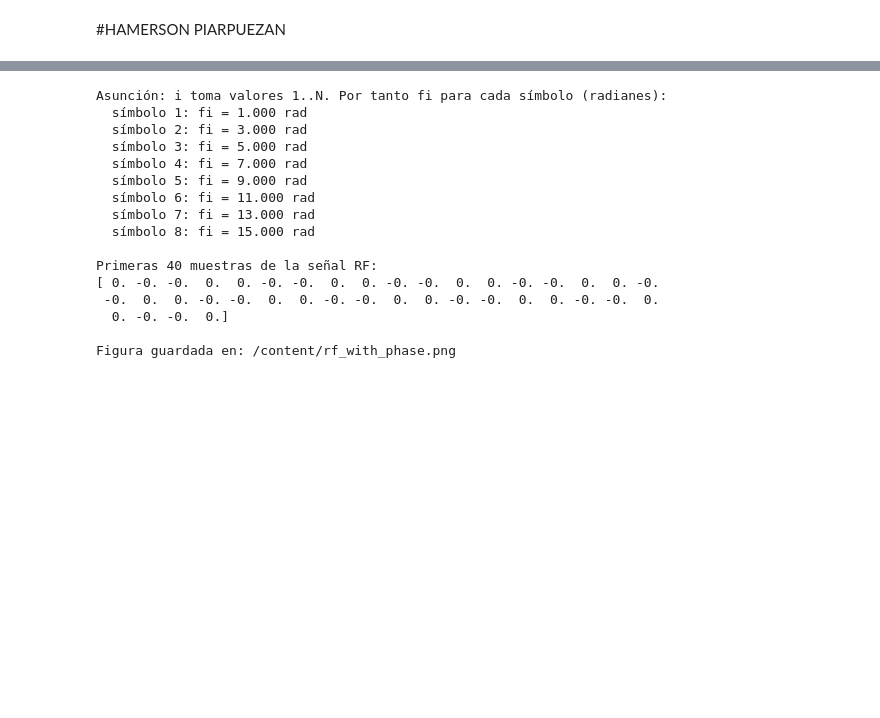
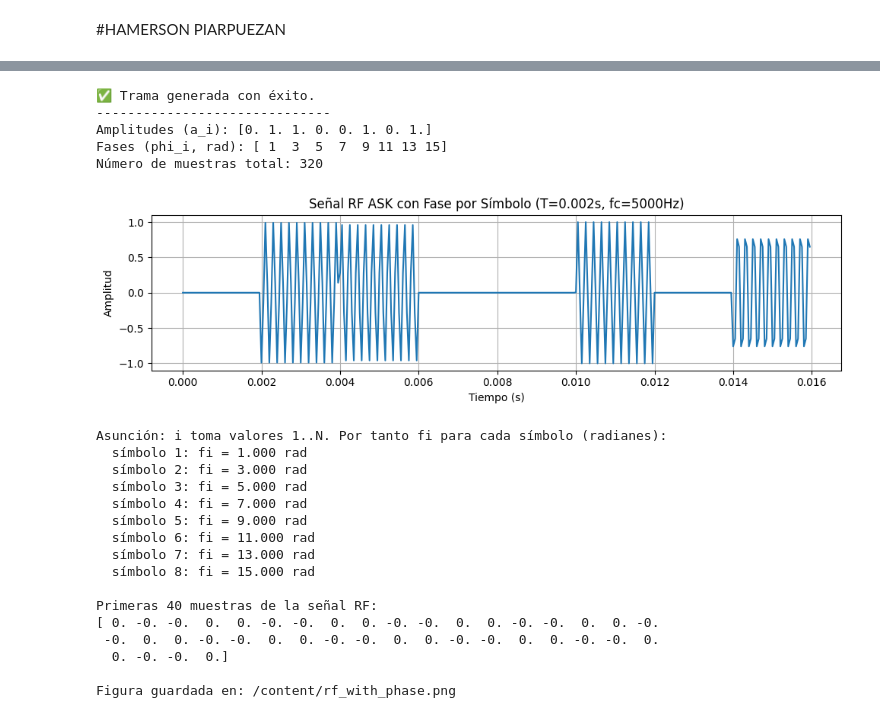
Before and after one commit to Hamerson-jhoel/Teoria_de_senales, a Jupyter notebook: QUIZ/quiz_7_11_25.ipynb, the cells around one changed output, grey strips where cells are left out. Saved outputs shown, nothing was run; the diff lists cells and outputs as text; code cells hidden in the pictures; blank space fills up the shorter version.

```diff
--- a/QUIZ/quiz_7_11_25.ipynb
+++ b/QUIZ/quiz_7_11_25.ipynb
@@ -122,3 +75,57 @@ Figura RF guardada: /content/rf_signal.png
+# %%
+import numpy as np
+import matplotlib.pyplot as plt
+
+# --- 1. Parámetros de la Trama ---
+d = np.array([0, 1, 1, 0, 0, 1, 0, 1])  # 8 símbolos (d' = [di])
+T = 0.002                               # Duración de símbolo (TAO) [s]
+fs = 20000                              # Frecuencia de muestreo [Hz]
+fc = 5000                               # Frecuencia portadora (w0) [Hz]
+
+# --- 2. Preparación de Tiempo y Muestras ---
+sps = int(fs * T)                       # Samples por símbolo
+N_symbols = len(d)
+t_symbol = np.linspace(0, T, sps, endpoint=False)
+time = np.concatenate([t_symbol + i * T for i in range(N_symbols)])
+
+# --- 3. Mapeo de Amplitud (ai en {a0, a1}) ---
+a0 = 0.0  # Amplitud para símbolo 0
+a1 = 1.0  # Amplitud para símbolo 1
+a = np.where(d == 1, a1, a0)
+a_rep = np.repeat(a, sps)
+
+# --- 4. Mapeo de Fase (phi_i = 2i - 1) ---
+# Asumimos i = 1..N
+phi_symbols = np.array([2 * (i + 1) - 1 for i in range(N_symbols)])
+phi_rep = np.repeat(phi_symbols, sps)
+
+# --- 5. Generación de la Señal RF ---
+# s(t) = a_i * rect_T(t) * cos(w0*t + phi_i(t))
+w0 = 2 * np.pi * fc
+rf_signal = a_rep * np.cos(w0 * time + phi_rep)
+
+# --- 6. Visualización y Resumen ---
+print("✅ Trama generada con éxito.")
+print("-" * 30)
+print(f"Amplitudes (a_i): {a}")
+print(f"Fases (phi_i, rad): {np.round(phi_symbols, 2)}")
+print(f"Número de muestras total: {len(rf_signal)}")
+
+plt.figure(figsize=(10, 3))
+plt.plot(time, rf_signal)
+plt.xlabel("Tiempo (s)")
+plt.ylabel("Amplitud")
+plt.title(f"Señal RF ASK con Fase por Símbolo (T={T}s, fc={fc}Hz)")
+plt.grid(True)
+plt.tight_layout()
+plt.show()
+# %% [output]
+✅ Trama generada con éxito.
+------------------------------
+Amplitudes (a_i): [0. 1. 1. 0. 0. 1. 0. 1.]
+Fases (phi_i, rad): [ 1  3  5  7  9 11 13 15]
+Número de muestras total: 320
+[figure, added]
 # %%
 # Señal RF ASK con fase por símbolo fi(t) = 2*i - 1 (asumimos i empieza en 1)
 import numpy as np
```
Also changed, not shown: parts of 37 cells of this notebook.
